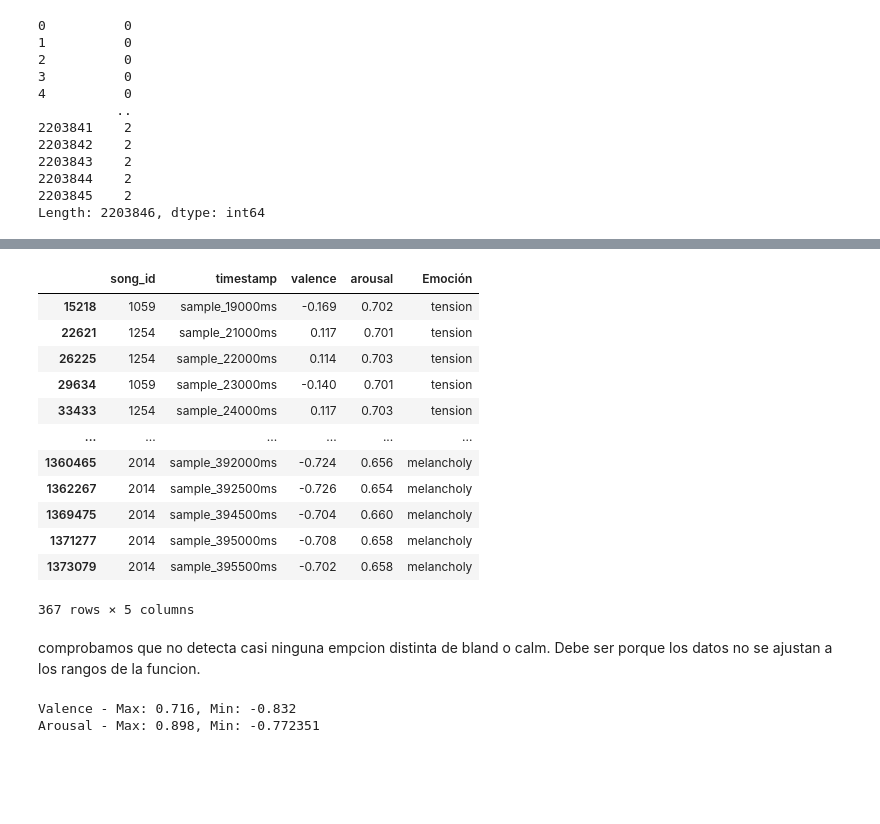
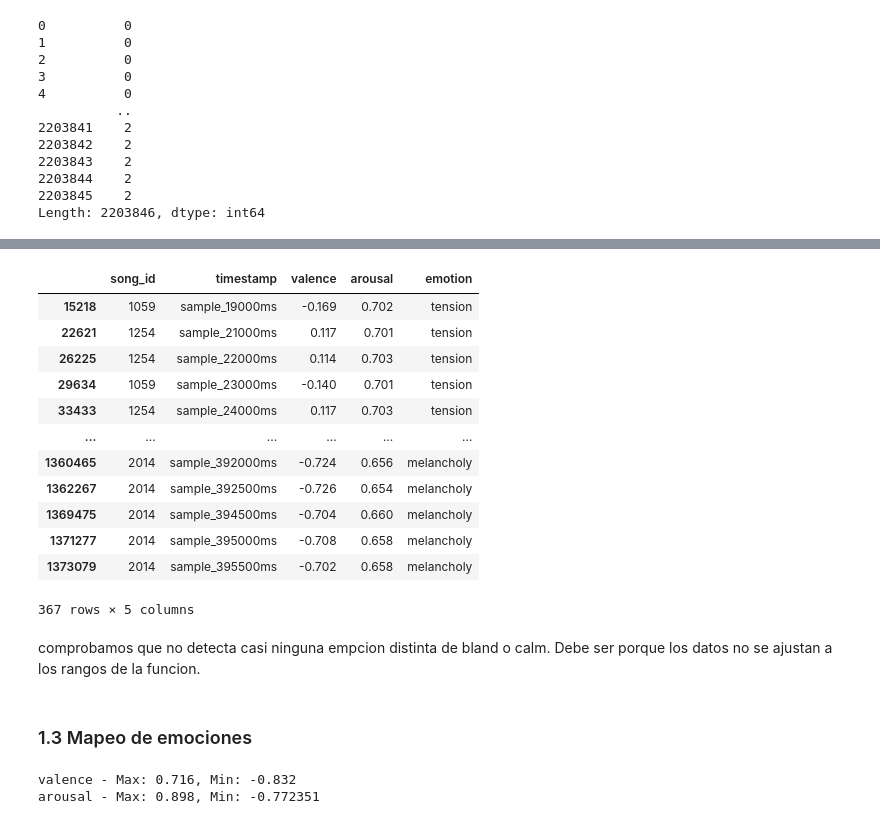
Before and after one commit to Chepados/practica_3_ALN_tori_adri, a Jupyter notebook: project_develp/modelo_Russel.ipynb, the cells around one changed output, grey strips where cells are left out. Cells and saved outputs as stored; diff of their text form; code cells hidden in the pictures; blank space fills up the shorter version.

```diff
--- a/project_develp/modelo_Russel.ipynb
+++ b/project_develp/modelo_Russel.ipynb
@@ -162,7 +164,7 @@ def map_emotion(valence, arousal):
     else:
         return 'bland'
 # %%
-long_df['Emoción'] = long_df.apply(lambda row: map_emotion(row['valence'], row['arousal']), axis=1)
+long_df['emotion'] = long_df.apply(lambda row: map_emotion(row['valence'], row['arousal']), axis=1)
 # %%
 random_rows = long_df.sample(n=20)
 random_rows
@@ -218,6 +222,6 @@ null_counts_by_row
 2203845    2
 Length: 2203846, dtype: int64
 # %%
-long_df_cleaned = long_df.dropna(subset=['valence', 'arousal'], how='any')
+long_df_cleaned = long_df.dropna(subset=['valence', 'arousal'], how='any').copy()
 long_df_cleaned
 # %% [output]
@@ -258,8 +262,8 @@ random_rows
 # %%
-filtered_rows = long_df[~long_df['Emoción'].isin(['bland', 'calm'])]
+filtered_rows = long_df_cleaned[~long_df_cleaned['emotion'].isin(['bland', 'calm'])]
 filtered_rows
 # %% [output]
-|  | song_id | timestamp | valence | arousal | Emoción |
+|  | song_id | timestamp | valence | arousal | emotion |
 | 15218 | 1059 | sample_19000ms | -0.169 | 0.702 | tension |
 | 22621 | 1254 | sample_21000ms | 0.117 | 0.701 | tension |
 | 26225 | 1254 | sample_22000ms | 0.114 | 0.703 | tension |
@@ -274,16 +278,17 @@ filtered_rows
 367 rows × 5 columns
 # %% [markdown]
 comprobamos que no detecta casi ninguna empcion distinta de bland o calm. Debe ser porque los datos no se ajustan a los rangos de la funcion.
+# %% [markdown]
+### 1.3 Mapeo de emociones
 # %%
-# Calcular máximos y mínimos
+# calcular máximos y mínimos
 valence_max = long_df['valence'].max()
 valence_min = long_df['valence'].min()
 arousal_max = long_df['arousal'].max()
 arousal_min = long_df['arousal'].min()
 
-# Mostrar resultados
-print(f"Valence - Max: {valence_max}, Min: {valence_min}")
-print(f"Arousal - Max: {arousal_max}, Min: {arousal_min}")
+print(f"valence - Max: {valence_max}, Min: {valence_min}")
+print(f"arousal - Max: {arousal_max}, Min: {arousal_min}")
 # %% [output]
-Valence - Max: 0.716, Min: -0.832
-Arousal - Max: 0.898, Min: -0.772351
+valence - Max: 0.716, Min: -0.832
+arousal - Max: 0.898, Min: -0.772351
```
Also changed, not shown: parts of 24 cells of this notebook.
